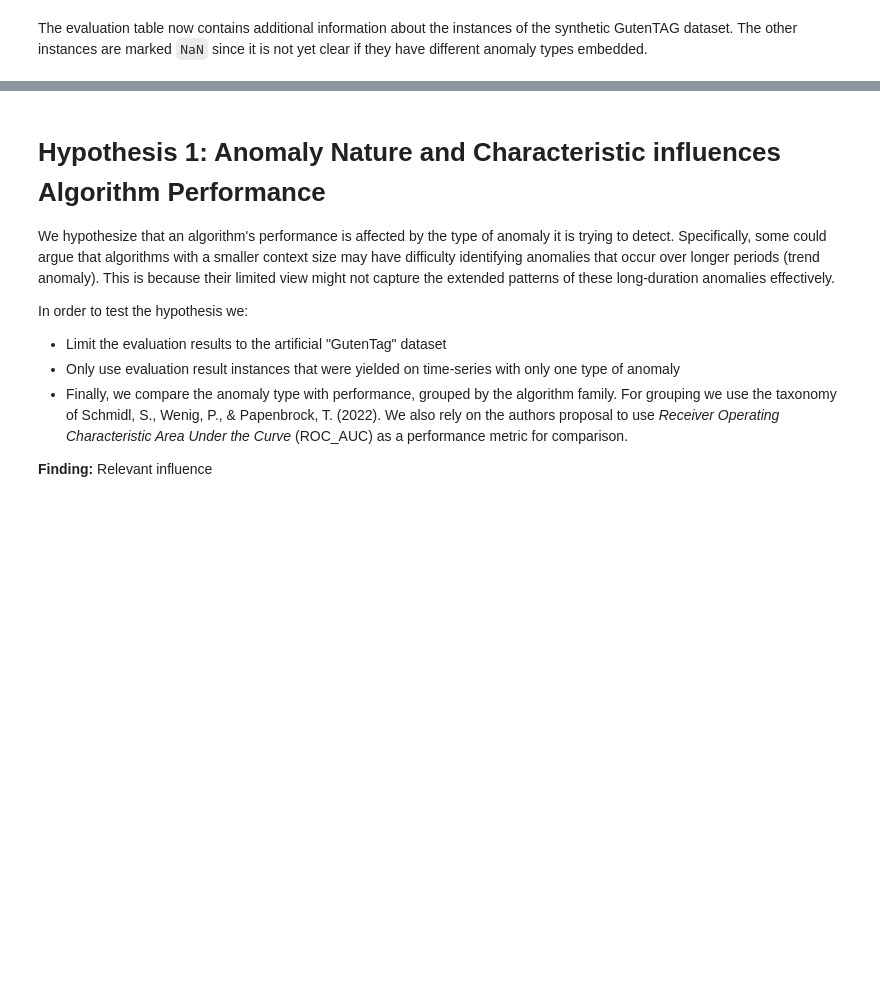
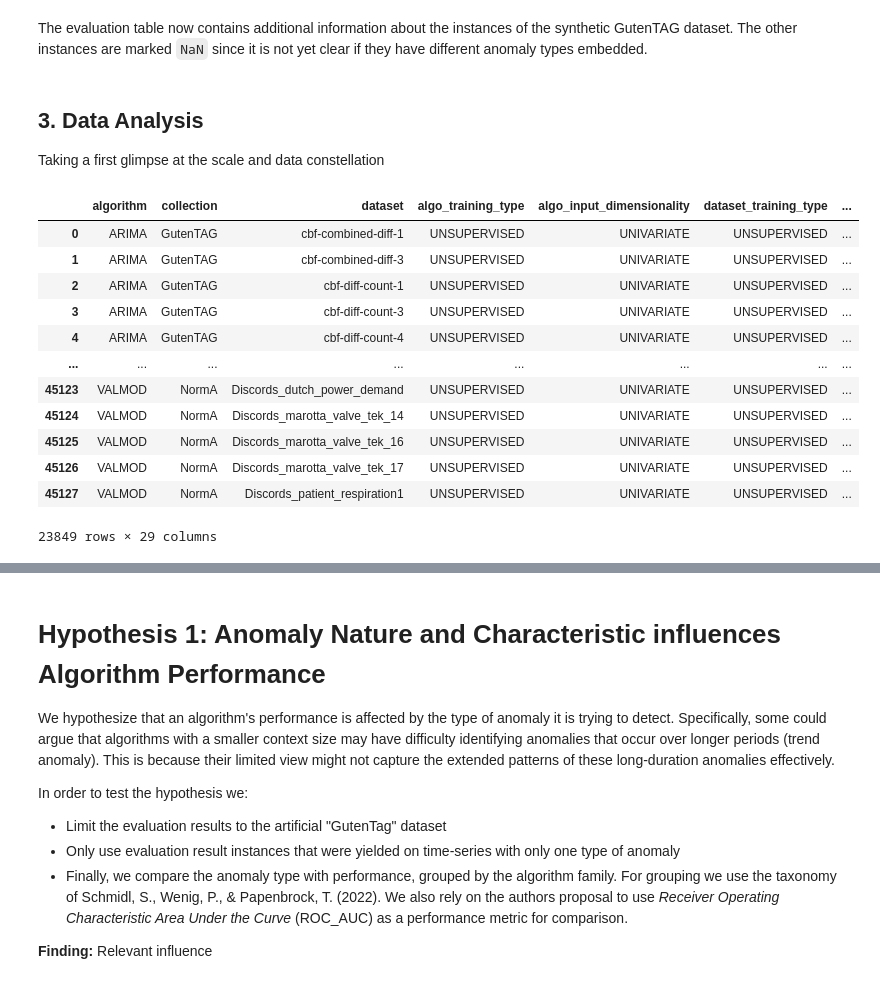
Before and after one commit to dhuber-dev/robust-univariate-ad, a Jupyter notebook: preprocessing_and_analysis_tsad_evaluation_results.ipynb, the cells around one changed output, grey strips where cells are left out. Cells and saved outputs as stored; diff of their text form; code cells hidden in the pictures; blank space fills up the shorter version.

```diff
--- a/preprocessing_and_analysis_tsad_evaluation_results.ipynb
+++ b/preprocessing_and_analysis_tsad_evaluation_results.ipynb
@@ -163,3 +163,22 @@ The evaluation table now contains additional information about the instances of
 # %%
 df = df_agg.copy()
 df.to_csv('datasets/tsad_evaluation_results_preprocessed.csv', index=False)
+# %% [markdown]
+## 3. Data Analysis
+Taking a first glimpse at the scale and data constellation
+# %%
+df
+# %% [output]
+|  | algorithm | collection | dataset | algo_training_type | algo_input_dimensionality | dataset_training_type | ... |
+| 0 | ARIMA | GutenTAG | cbf-combined-diff-1 | UNSUPERVISED | UNIVARIATE | UNSUPERVISED | ... |
+| 1 | ARIMA | GutenTAG | cbf-combined-diff-3 | UNSUPERVISED | UNIVARIATE | UNSUPERVISED | ... |
+| 2 | ARIMA | GutenTAG | cbf-diff-count-1 | UNSUPERVISED | UNIVARIATE | UNSUPERVISED | ... |
+| 3 | ARIMA | GutenTAG | cbf-diff-count-3 | UNSUPERVISED | UNIVARIATE | UNSUPERVISED | ... |
+| 4 | ARIMA | GutenTAG | cbf-diff-count-4 | UNSUPERVISED | UNIVARIATE | UNSUPERVISED | ... |
+| ... | ... | ... | ... | ... | ... | ... | ... |
+| 45123 | VALMOD | NormA | Discords_dutch_power_demand | UNSUPERVISED | UNIVARIATE | UNSUPERVISED | ... |
+| 45124 | VALMOD | NormA | Discords_marotta_valve_tek_14 | UNSUPERVISED | UNIVARIATE | UNSUPERVISED | ... |
+| 45125 | VALMOD | NormA | Discords_marotta_valve_tek_16 | UNSUPERVISED | UNIVARIATE | UNSUPERVISED | ... |
+| 45126 | VALMOD | NormA | Discords_marotta_valve_tek_17 | UNSUPERVISED | UNIVARIATE | UNSUPERVISED | ... |
+| 45127 | VALMOD | NormA | Discords_patient_respiration1 | UNSUPERVISED | UNIVARIATE | UNSUPERVISED | ... |
+23849 rows × 29 columns
```
Also changed, not shown: parts of 5 cells of this notebook.
